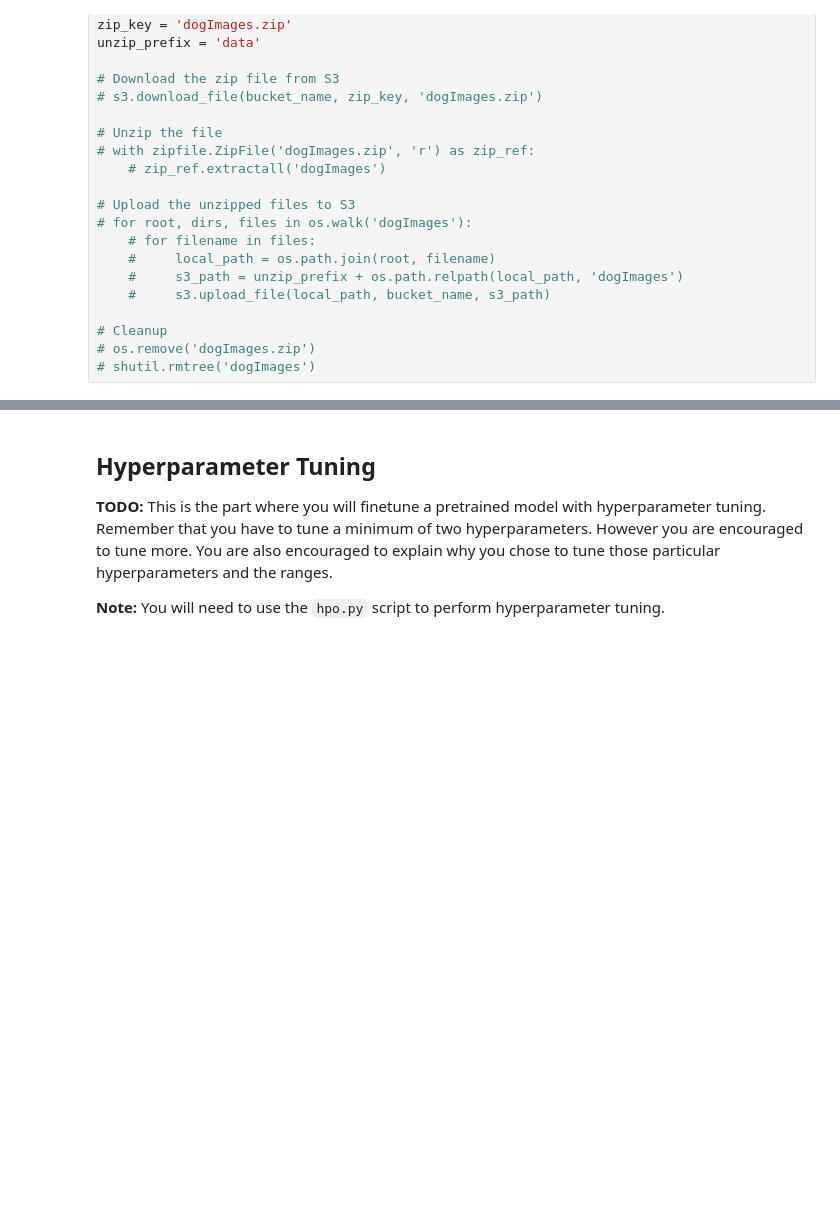
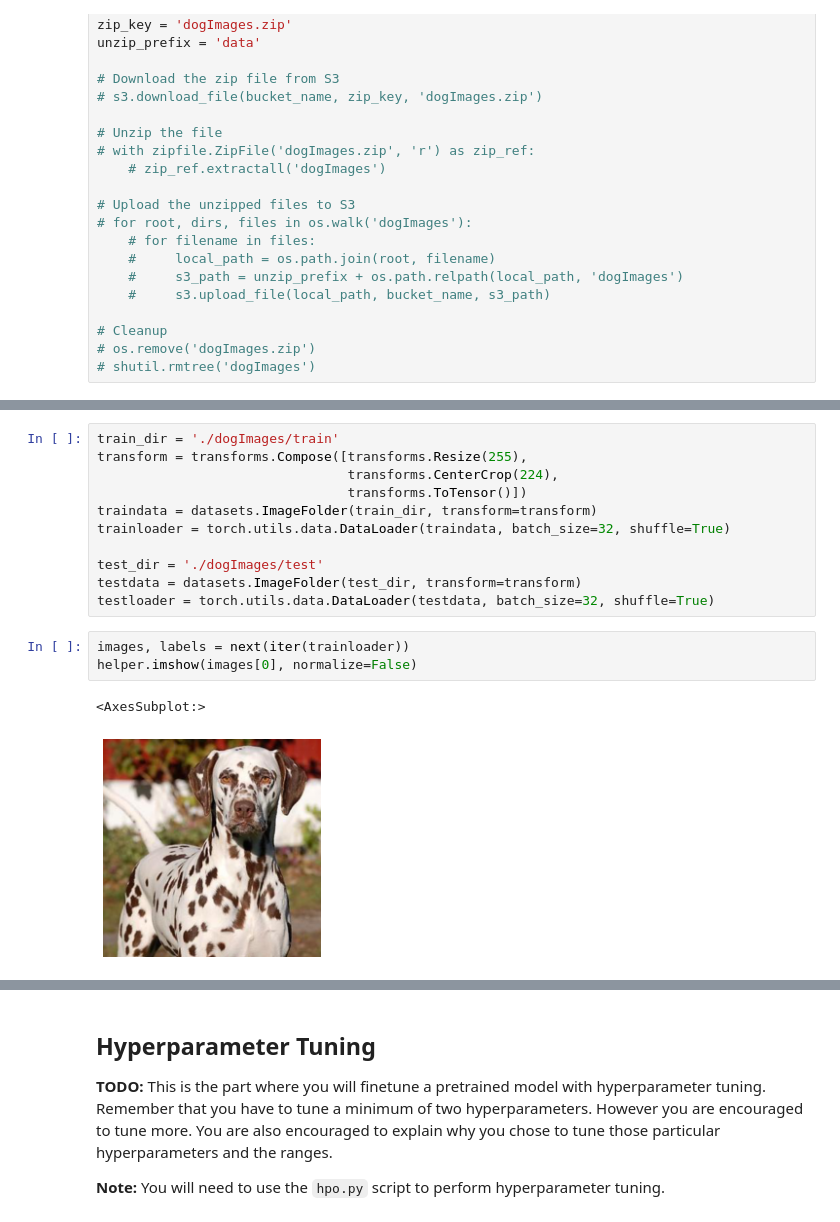
Before and after one commit to ShantiRoseCodes/aws_mle_project, a Jupyter notebook: train_and_deploy.ipynb, the cells around one changed output, grey strips where cells are left out. Saved outputs shown, nothing was run; the diff lists cells and outputs as text; blank space fills up the shorter version.

Commit message:
updated hpo.py and train and deploy ipynb

```diff
--- a/train_and_deploy.ipynb
+++ b/train_and_deploy.ipynb
@@ -104,0 +153,17 @@ unzip_prefix = 'data'
+# %%
+train_dir = './dogImages/train'
+transform = transforms.Compose([transforms.Resize(255),
+                                transforms.CenterCrop(224),
+                                transforms.ToTensor()])
+traindata = datasets.ImageFolder(train_dir, transform=transform)
+trainloader = torch.utils.data.DataLoader(traindata, batch_size=32, shuffle=True)
+
+test_dir = './dogImages/test'
+testdata = datasets.ImageFolder(test_dir, transform=transform)
+testloader = torch.utils.data.DataLoader(testdata, batch_size=32, shuffle=True)
+# %%
+images, labels = next(iter(trainloader))
+helper.imshow(images[0], normalize=False)
+# %% [output]
+<AxesSubplot:>
+[figure, added]
```
Also changed, not shown: parts of 12 cells of this notebook, 1 other file.
